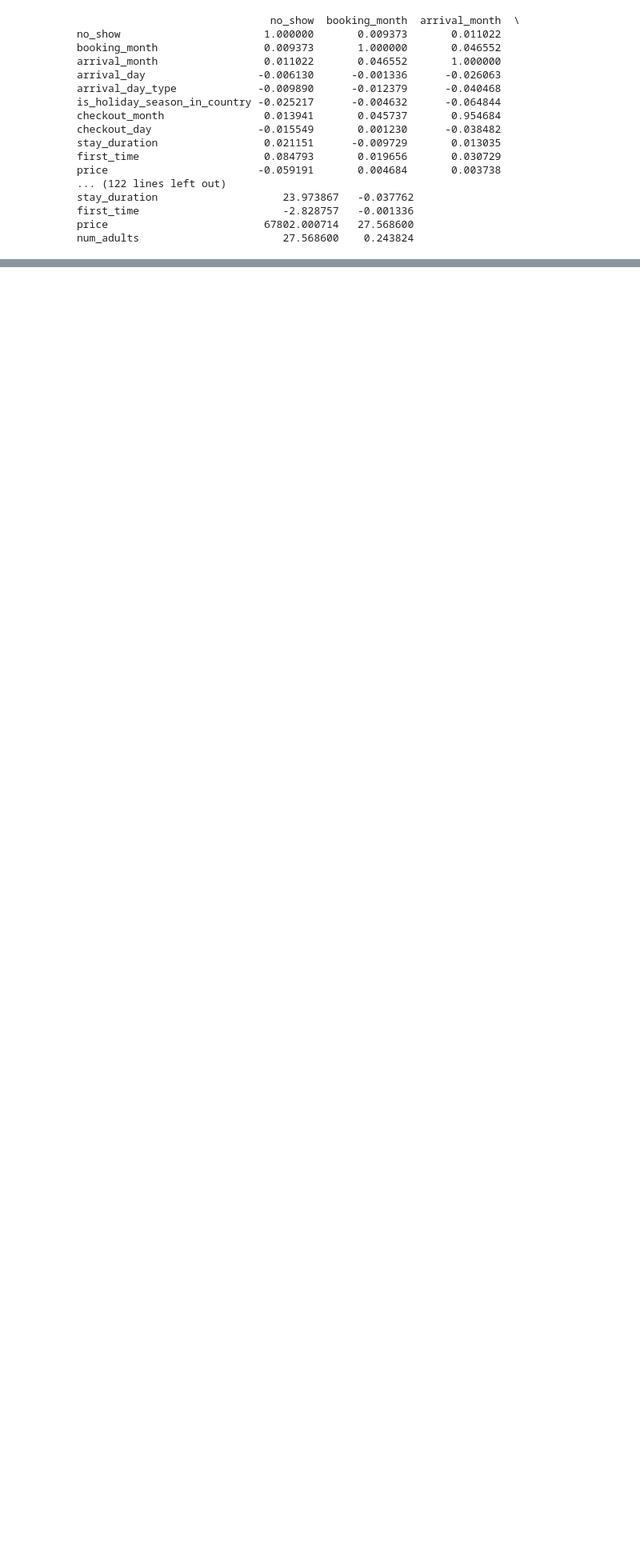
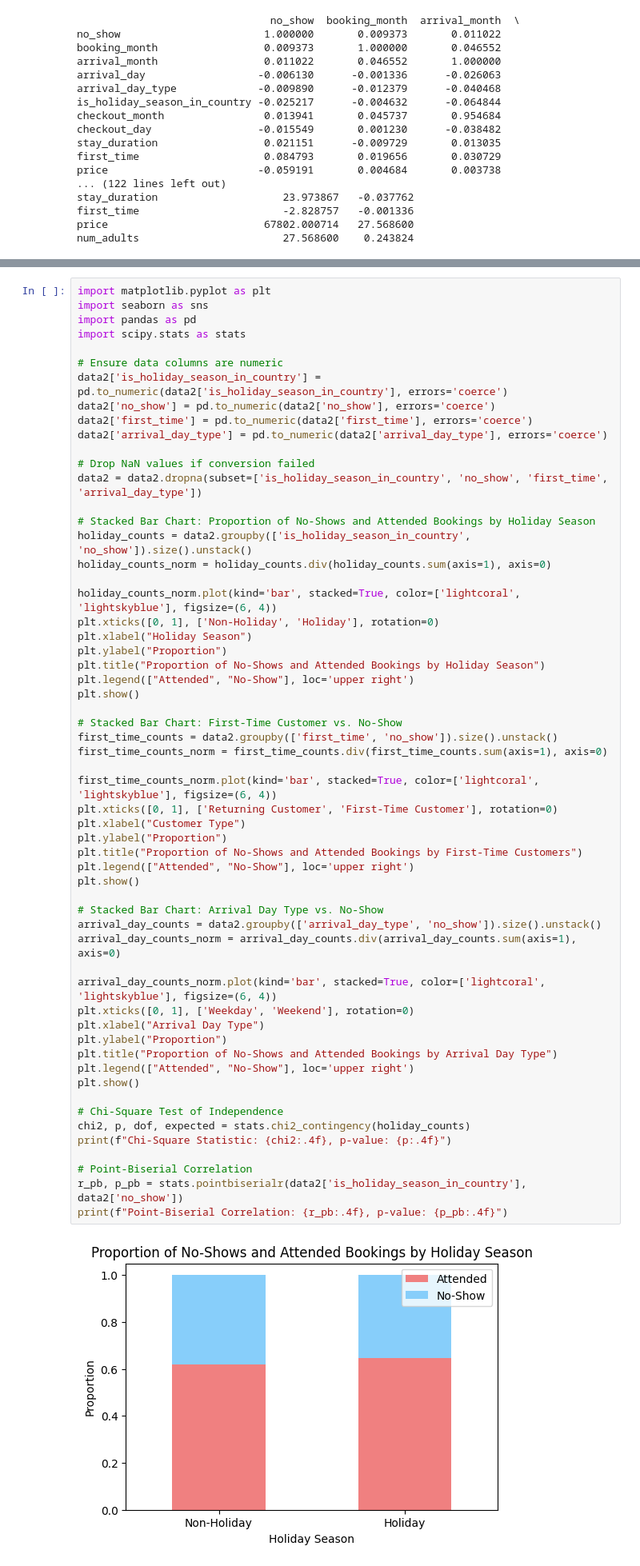
Before and after one commit to e-seet/inf2008ML, a Jupyter notebook: notebook.ipynb, the cells around one changed output, grey strips where cells are left out. Shown at 80% size. Saved outputs shown, nothing was run; the diff lists cells and outputs as text; blank space fills up the shorter version.

```diff
--- a/notebook.ipynb
+++ b/notebook.ipynb
@@ -2265,3 +2265,63 @@ plt.legend(["Non-Holiday", "Holiday"], loc='upper right')
 plt.show()
 # %% [output]
 [figure]
+# %%
+import matplotlib.pyplot as plt
+import seaborn as sns
+import pandas as pd
+import scipy.stats as stats
+
+# Ensure data columns are numeric
+data2['is_holiday_season_in_country'] = pd.to_numeric(data2['is_holiday_season_in_country'], errors='coerce')
+data2['no_show'] = pd.to_numeric(data2['no_show'], errors='coerce')
+data2['first_time'] = pd.to_numeric(data2['first_time'], errors='coerce')
+data2['arrival_day_type'] = pd.to_numeric(data2['arrival_day_type'], errors='coerce')
+
+# Drop NaN values if conversion failed
+data2 = data2.dropna(subset=['is_holiday_season_in_country', 'no_show', 'first_time', 'arrival_day_type'])
+
+# Stacked Bar Chart: Proportion of No-Shows and Attended Bookings by Holiday Season
+holiday_counts = data2.groupby(['is_holiday_season_in_country', 'no_show']).size().unstack()
+holiday_counts_norm = holiday_counts.div(holiday_counts.sum(axis=1), axis=0)
+
+holiday_counts_norm.plot(kind='bar', stacked=True, color=['lightcoral', 'lightskyblue'], figsize=(6, 4))
+plt.xticks([0, 1], ['Non-Holiday', 'Holiday'], rotation=0)
+plt.xlabel("Holiday Season")
+plt.ylabel("Proportion")
+plt.title("Proportion of No-Shows and Attended Bookings by Holiday Season")
+plt.legend(["Attended", "No-Show"], loc='upper right')
+plt.show()
+
+# Stacked Bar Chart: First-Time Customer vs. No-Show
+first_time_counts = data2.groupby(['first_time', 'no_show']).size().unstack()
+first_time_counts_norm = first_time_counts.div(first_time_counts.sum(axis=1), axis=0)
+
+first_time_counts_norm.plot(kind='bar', stacked=True, color=['lightcoral', 'lightskyblue'], figsize=(6, 4))
+plt.xticks([0, 1], ['Returning Customer', 'First-Time Customer'], rotation=0)
+plt.xlabel("Customer Type")
+plt.ylabel("Proportion")
+plt.title("Proportion of No-Shows and Attended Bookings by First-Time Customers")
+plt.legend(["Attended", "No-Show"], loc='upper right')
+plt.show()
+
+# Stacked Bar Chart: Arrival Day Type vs. No-Show
+arrival_day_counts = data2.groupby(['arrival_day_type', 'no_show']).size().unstack()
+arrival_day_counts_norm = arrival_day_counts.div(arrival_day_counts.sum(axis=1), axis=0)
+
+arrival_day_counts_norm.plot(kind='bar', stacked=True, color=['lightcoral', 'lightskyblue'], figsize=(6, 4))
+plt.xticks([0, 1], ['Weekday', 'Weekend'], rotation=0)
+plt.xlabel("Arrival Day Type")
+plt.ylabel("Proportion")
+plt.title("Proportion of No-Shows and Attended Bookings by Arrival Day Type")
+plt.legend(["Attended", "No-Show"], loc='upper right')
+plt.show()
+
+# Chi-Square Test of Independence
+chi2, p, dof, expected = stats.chi2_contingency(holiday_counts)
+print(f"Chi-Square Statistic: {chi2:.4f}, p-value: {p:.4f}")
+
+# Point-Biserial Correlation
+r_pb, p_pb = stats.pointbiserialr(data2['is_holiday_season_in_country'], data2['no_show'])
+print(f"Point-Biserial Correlation: {r_pb:.4f}, p-value: {p_pb:.4f}")
+# %% [output]
+[figure, added]
```
Also changed, not shown: parts of 3 cells of this notebook.
